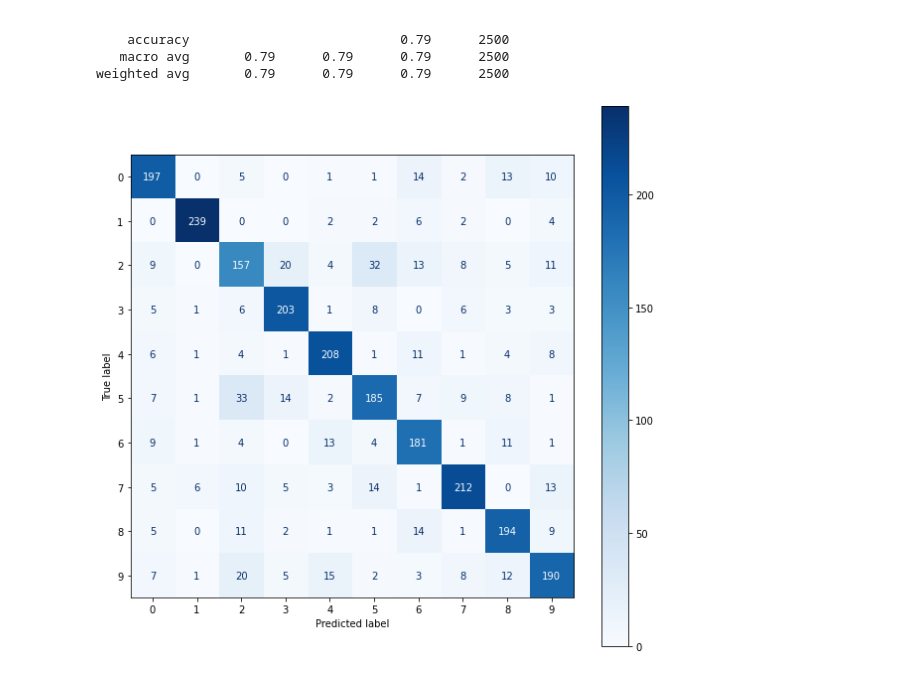
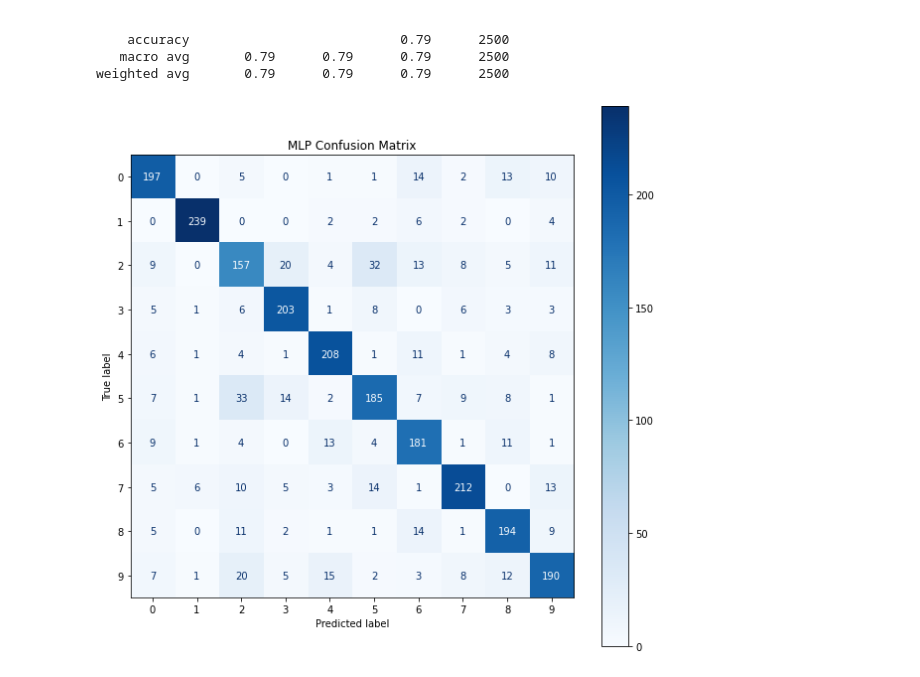
Before and after one commit to IvanCalvo/pdi, a Jupyter notebook: trabalho4/lbp.ipynb, the cells around one changed output. Cells and saved outputs as stored; diff of their text form; code cells hidden in the pictures.

```diff
--- a/trabalho4/lbp.ipynb
+++ b/trabalho4/lbp.ipynb
@@ -154,8 +162,9 @@ weighted avg       0.79      0.79      0.79      2500
 # %%
 c_matrix_mlp = confusion_matrix(result_mlp, test_labels)
 fig = ConfusionMatrixDisplay(confusion_matrix=c_matrix_mlp)
 f, ax = plt.subplots(figsize=(10,10))
 fig.plot(cmap='Blues', values_format='g', ax=ax)
+plt.title('MLP Confusion Matrix')
 plt.show()
 # %% [output]
-[figure, old version]
+[figure, new version]
```
Also changed, not shown: parts of 3 cells of this notebook, 3 other files.
